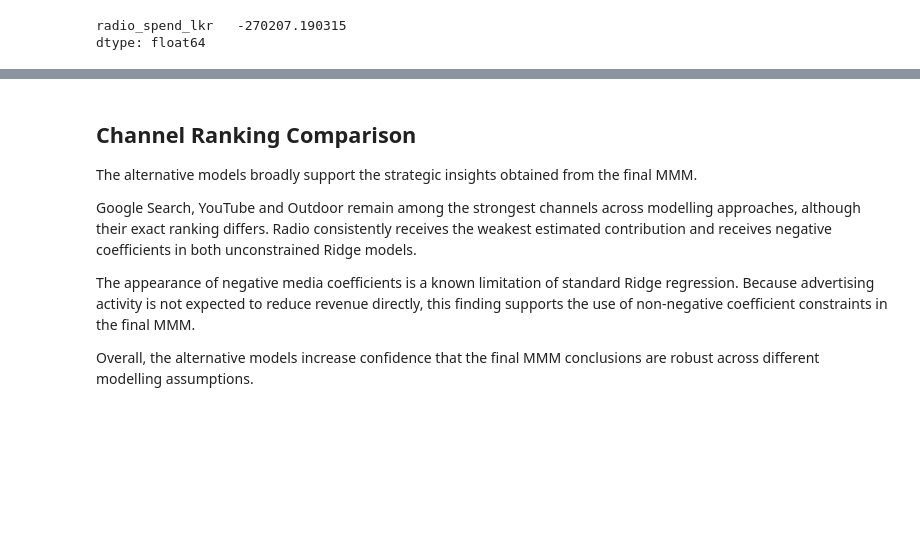
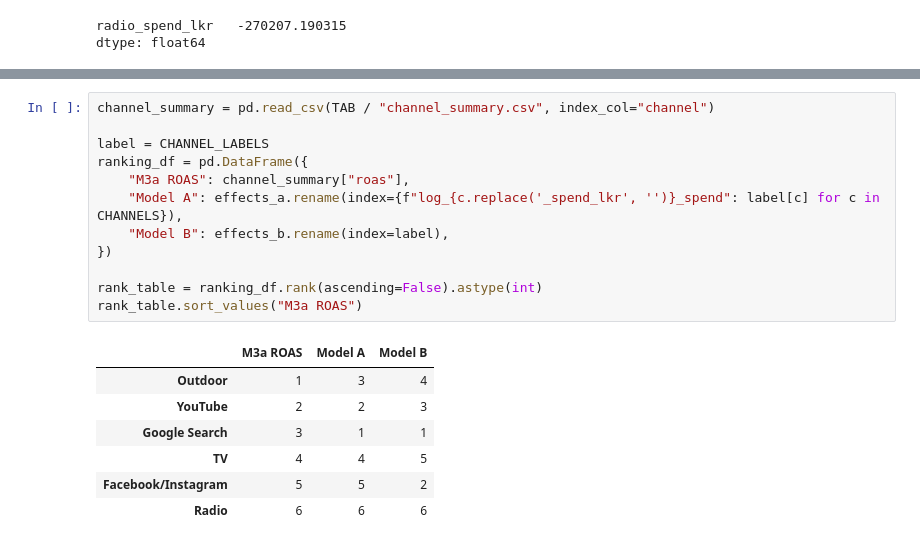
Before and after one commit to NimaniThathsarani/Marketing-Mix-Modelling-Budget-Optimisation, a Jupyter notebook: notebooks/09_mmm_alternative_model.ipynb, the cells around one changed output, grey strips where cells are left out. Cells and saved outputs as stored; diff of their text form; blank space fills up the shorter version.

```diff
--- a/notebooks/09_mmm_alternative_model.ipynb
+++ b/notebooks/09_mmm_alternative_model.ipynb
@@ -587,10 +418,20 @@ plt.show()
-# %% [markdown]
-## Channel Ranking Comparison
-
-The alternative models broadly support the strategic insights obtained from the final MMM.
-
-Google Search, YouTube and Outdoor remain among the strongest channels across modelling approaches, although their exact ranking differs. Radio consistently receives the weakest estimated contribution and receives negative coefficients in both unconstrained Ridge models.
-
-The appearance of negative media coefficients is a known limitation of standard Ridge regression. Because advertising activity is not expected to reduce revenue directly, this finding supports the use of non-negative coefficient constraints in the final MMM.
-
-Overall, the alternative models increase confidence that the final MMM conclusions are robust across different modelling assumptions.
+# %%
+channel_summary = pd.read_csv(TAB / "channel_summary.csv", index_col="channel")
+
+label = CHANNEL_LABELS
+ranking_df = pd.DataFrame({
+    "M3a ROAS": channel_summary["roas"],
+    "Model A": effects_a.rename(index={f"log_{c.replace('_spend_lkr', '')}_spend": label[c] for c in CHANNELS}),
+    "Model B": effects_b.rename(index=label),
+})
+
+rank_table = ranking_df.rank(ascending=False).astype(int)
+rank_table.sort_values("M3a ROAS")
+# %% [output]
+|  | M3a ROAS | Model A | Model B |
+| Outdoor | 1 | 3 | 4 |
+| YouTube | 2 | 2 | 3 |
+| Google Search | 3 | 1 | 1 |
+| TV | 4 | 4 | 5 |
+| Facebook/Instagram | 5 | 5 | 2 |
+| Radio | 6 | 6 | 6 |
```
Also changed, not shown: parts of 19 cells of this notebook, 4 other files.
